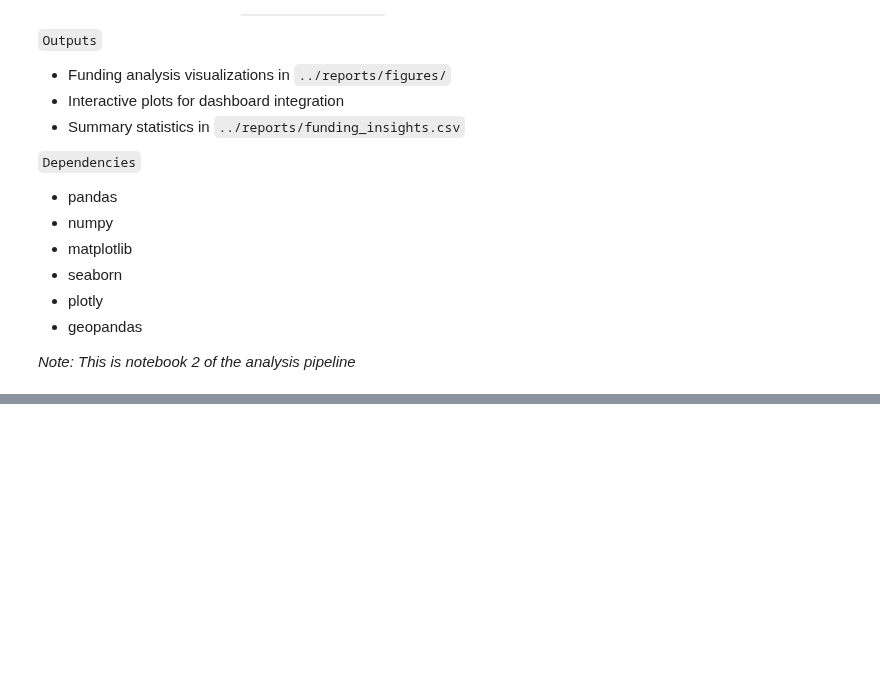
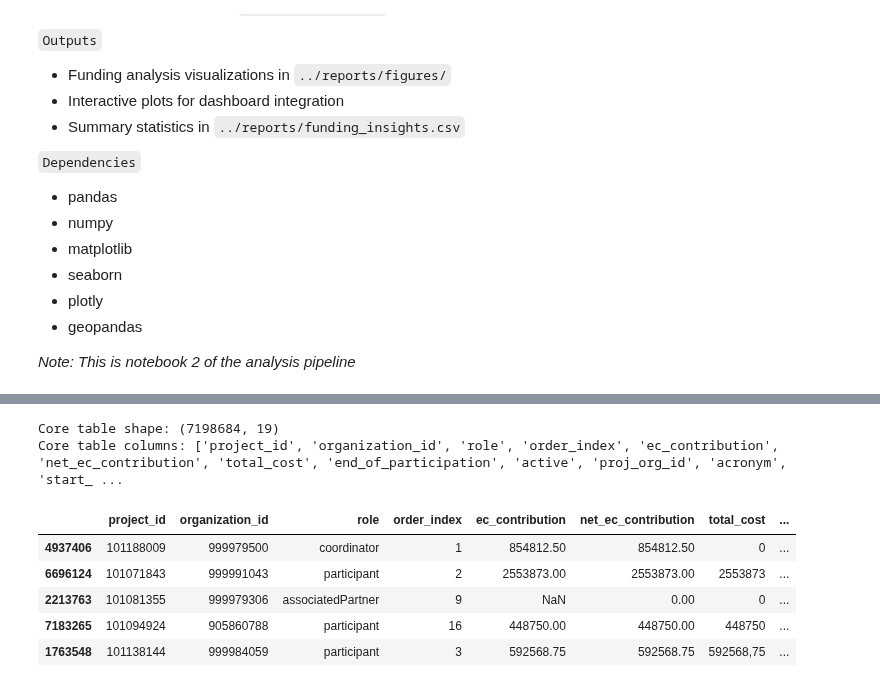
Before and after one commit to sulikismaylovv/EU_Horizon_Dashboard, a Jupyter notebook: notebooks/02_funding_analysis.ipynb, the cells around one changed output, grey strips where cells are left out. Drawn from its saved outputs; the diff is of its cells as text; code cells hidden in the pictures; blank space fills up the shorter version.

```diff
--- a/notebooks/02_funding_analysis.ipynb
+++ b/notebooks/02_funding_analysis.ipynb
@@ -94,0 +164,26 @@ Time span: 2021–2025 (5 years)
+# %%
+
+# ## 3. Merge & Core Table
+# Join project_organizations → projects → organizations
+df_core = (
+    dfs["proj_orgs"]
+    .merge(dfs["projects"][[
+        "id","acronym","start_date","end_date","ec_max_contribution","ec_contribution_per_year"
+    ]], left_on="project_id", right_on="id", how="left", suffixes=("","_proj"))
+    .merge(dfs["orgs"][["id","name","country","sme"]], left_on="organization_id", right_on="id", how="left",
+           suffixes=("","_org"))
+    .rename(columns={"id":"proj_org_id"})
+)
+
+print("Core table shape:", df_core.shape)
+print("Core table columns:", df_core.columns.tolist())
+display(df_core.sample(5))
+# %% [output]
+Core table shape: (7198684, 19)
+Core table columns: ['project_id', 'organization_id', 'role', 'order_index', 'ec_contribution', 'net_ec_contribution', 'total_cost', 'end_of_participation', 'active', 'proj_org_id', 'acronym', 'start_ ...
+|  | project_id | organization_id | role | order_index | ec_contribution | net_ec_contribution | total_cost | ... |
+| 4937406 | 101188009 | 999979500 | coordinator | 1 | 854812.50 | 854812.50 | 0 | ... |
+| 6696124 | 101071843 | 999991043 | participant | 2 | 2553873.00 | 2553873.00 | 2553873 | ... |
+| 2213763 | 101081355 | 999979306 | associatedPartner | 9 | NaN | 0.00 | 0 | ... |
+| 7183265 | 101094924 | 905860788 | participant | 16 | 448750.00 | 448750.00 | 448750 | ... |
+| 1763548 | 101138144 | 999984059 | participant | 3 | 592568.75 | 592568.75 | 592568,75 | ... |
```
Also changed, not shown: parts of 7 cells of this notebook, 1 other file.
